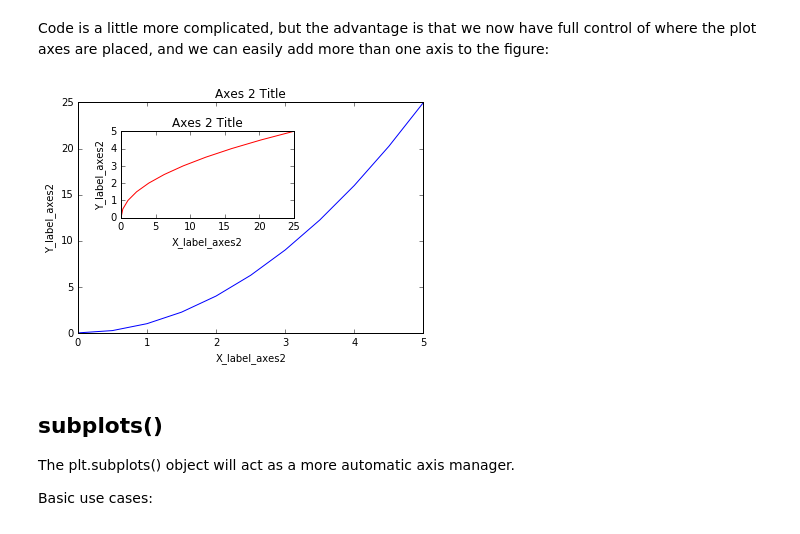
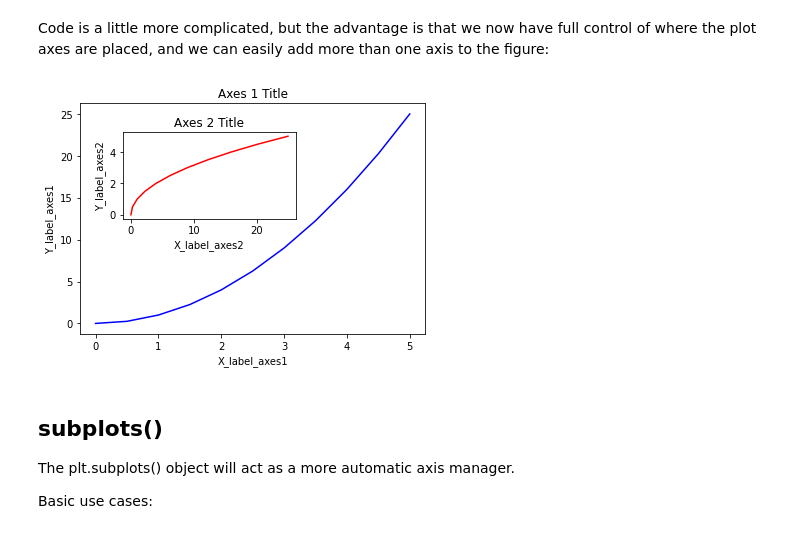
Before and after one commit to Intro-to-ML-and-DL/Intro-to-ML-and-DL, a Jupyter notebook: Week 1/Examples/Matplotlib_Examples.ipynb, the cells around one changed output. Cells and saved outputs as stored; diff of their text form; code cells hidden in the pictures.

```diff
--- a/Week 1/Examples/Matplotlib_Examples.ipynb
+++ b/Week 1/Examples/Matplotlib_Examples.ipynb
@@ -103,23 +103,23 @@ Code is a little more complicated, but the advantage is that we now have full co
 # %%
 # Creates blank canvas
 fig = plt.figure()
 
 axes1 = fig.add_axes([0.1, 0.1, 0.8, 0.8]) # main axes
 axes2 = fig.add_axes([0.2, 0.5, 0.4, 0.3]) # inset axes
 
 # Larger Figure Axes 1
 axes1.plot(x, y, 'b')
-axes1.set_xlabel('X_label_axes2')
-axes1.set_ylabel('Y_label_axes2')
-axes1.set_title('Axes 2 Title')
+axes1.set_xlabel('X_label_axes1')
+axes1.set_ylabel('Y_label_axes1')
+axes1.set_title('Axes 1 Title')
 
 # Insert Figure Axes 2
 axes2.plot(y, x, 'r')
 axes2.set_xlabel('X_label_axes2')
 axes2.set_ylabel('Y_label_axes2')
 axes2.set_title('Axes 2 Title');
 # %% [output]
-[figure, old version]
+[figure, new version]
 # %% [markdown]
 ## subplots()
 
```
Also changed, not shown: parts of 19 cells of this notebook, 3 other files.
